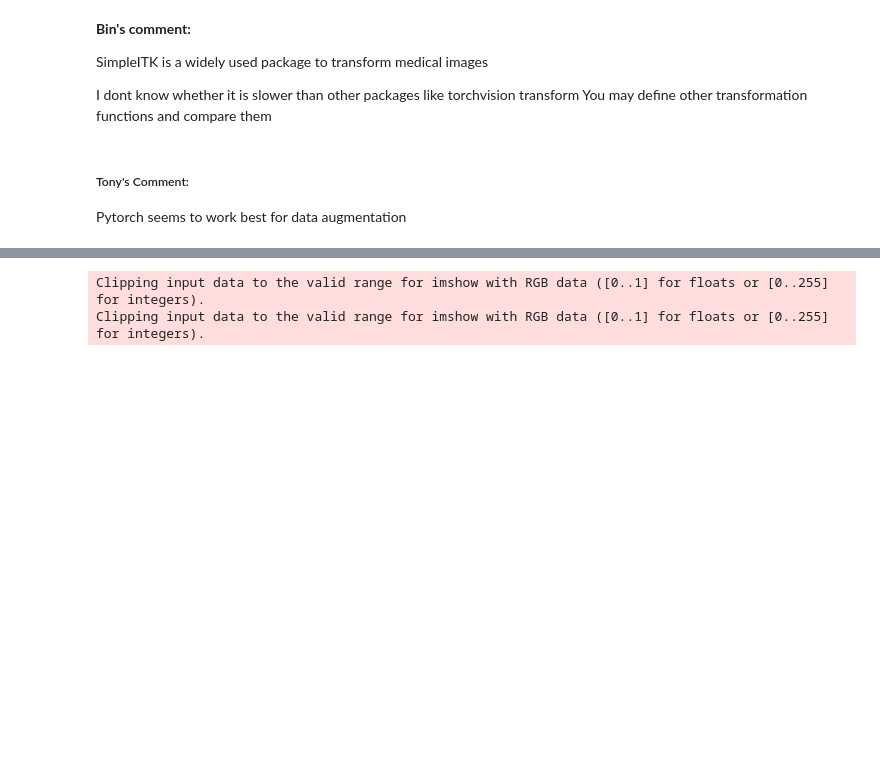
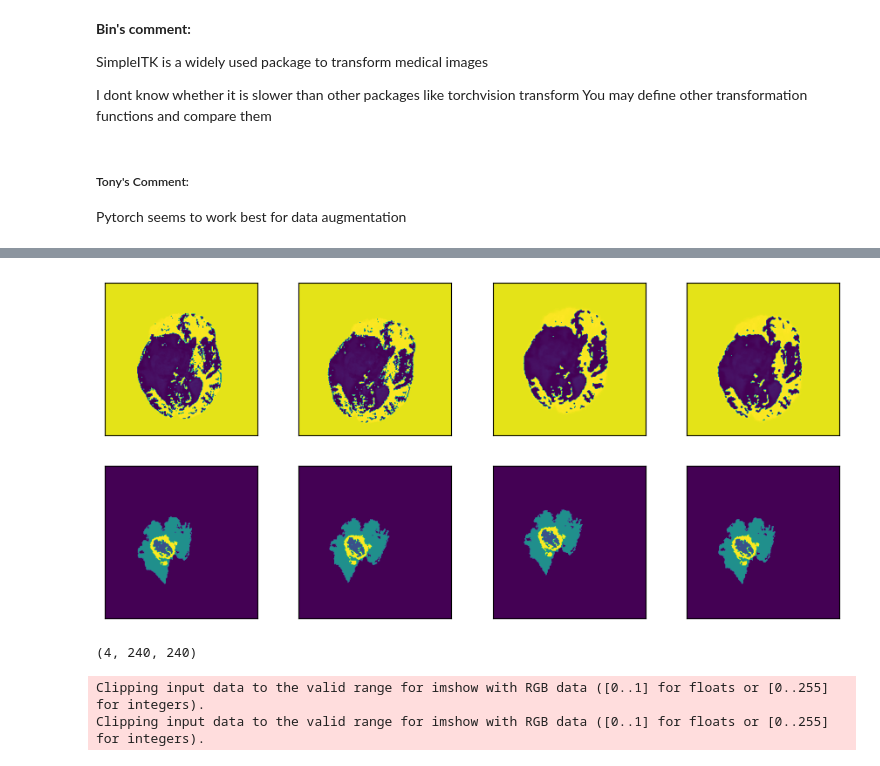
Before and after one commit to binhu02/CSCI5561_Project, a Jupyter notebook: CSCI5561_Refactored/main.ipynb, the cells around one changed output, grey strips where cells are left out. Drawn from its saved outputs; the diff is of its cells as text; code cells hidden in the pictures; blank space fills up the shorter version.

```diff
--- a/CSCI5561_Refactored/main.ipynb
+++ b/CSCI5561_Refactored/main.ipynb
@@ -267,3 +376,29 @@ for idx in range(100):
+# %%
+idx = 70
+
+input_array = image_loader('train', 'x', idx)
+label_array = image_loader('train', 'y', idx)
+img_reordered = input_array.transpose((2, 0, 1))
+
+x1_orig, y1 = transform(img_reordered, label_array)
+x2_orig, y2 = transform(img_reordered, label_array)
+x3_orig, y3 = transform(img_reordered, label_array)
+
+fig, axs = plt.subplots(2, 4, figsize=(11, 5))
+imgs = [input_array[:,:,3], x1_orig[3,:,:], x2_orig[3,:,:], x3_orig[3,:,:], label_array, y1, y2, y3]
+imgs = [(img * (255/4)).astype('uint8') for img in imgs]
+axs = axs.flatten()
+for img, ax in zip(imgs, axs):
+    ax.imshow(img)
+    ax.set_xticks([])
+    ax.set_yticks([])
+plt.show()
+# %% [output]
+[figure, added]
+# %%
+print(x1_orig.shape)
+# %% [output]
+(4, 240, 240)
 # %%
 plt.subplot(2,3,1)
 plt.imshow(img)
```
Also changed, not shown: parts of 5 cells of this notebook, 1 other file.
